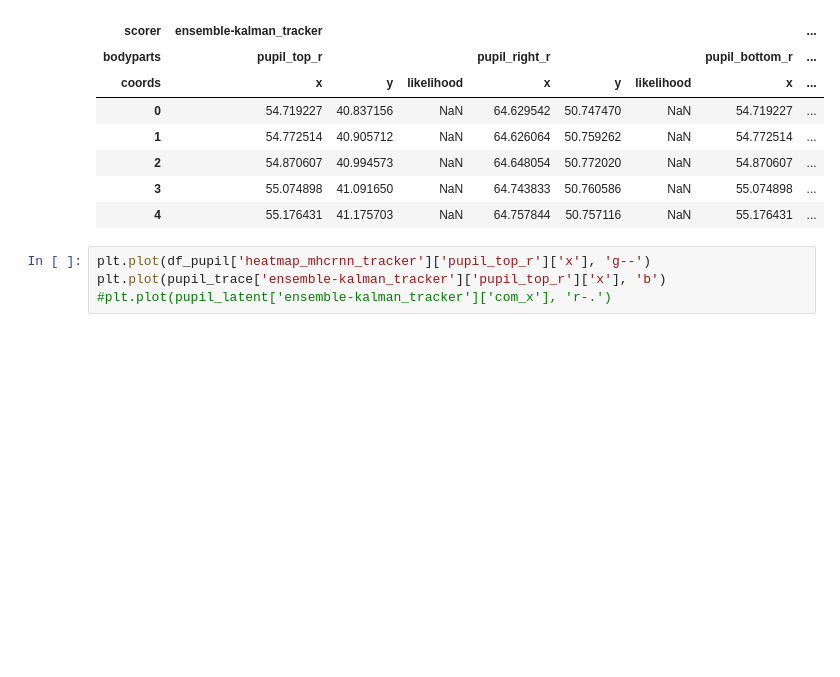
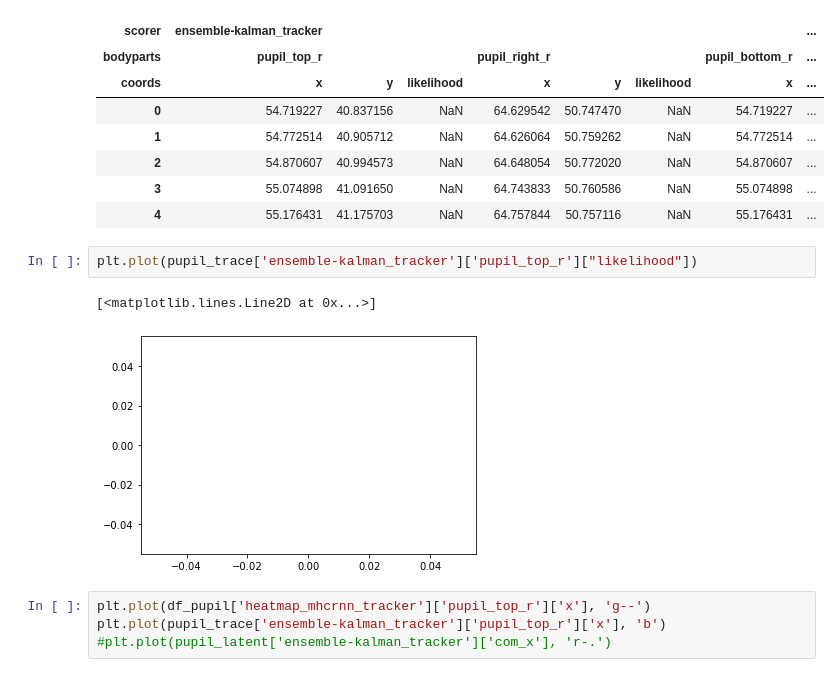
Before and after one commit to erialc-cal/eks, a Jupyter notebook: explore-mirror-fish.ipynb, the cells around one changed output. Drawn from its saved outputs; the diff is of its cells as text; blank space fills up the shorter version.

```diff
--- a/explore-mirror-fish.ipynb
+++ b/explore-mirror-fish.ipynb
@@ -157,6 +157,11 @@ pupil_trace.head()
 | 2 | 54.870607 | 40.994573 | NaN | 64.648054 | 50.772020 | NaN | 54.870607 | ... |
 | 3 | 55.074898 | 41.091650 | NaN | 64.743833 | 50.760586 | NaN | 55.074898 | ... |
 | 4 | 55.176431 | 41.175703 | NaN | 64.757844 | 50.757116 | NaN | 55.176431 | ... |
+# %%
+plt.plot(pupil_trace['ensemble-kalman_tracker']['pupil_top_r']["likelihood"])
+# %% [output]
+[<matplotlib.lines.Line2D at 0x...>]
+[figure, added]
 # %%
 plt.plot(df_pupil['heatmap_mhcrnn_tracker']['pupil_top_r']['x'], 'g--')
 plt.plot(pupil_trace['ensemble-kalman_tracker']['pupil_top_r']['x'], 'b')
```
Also changed, not shown: parts of 2 cells of this notebook.
